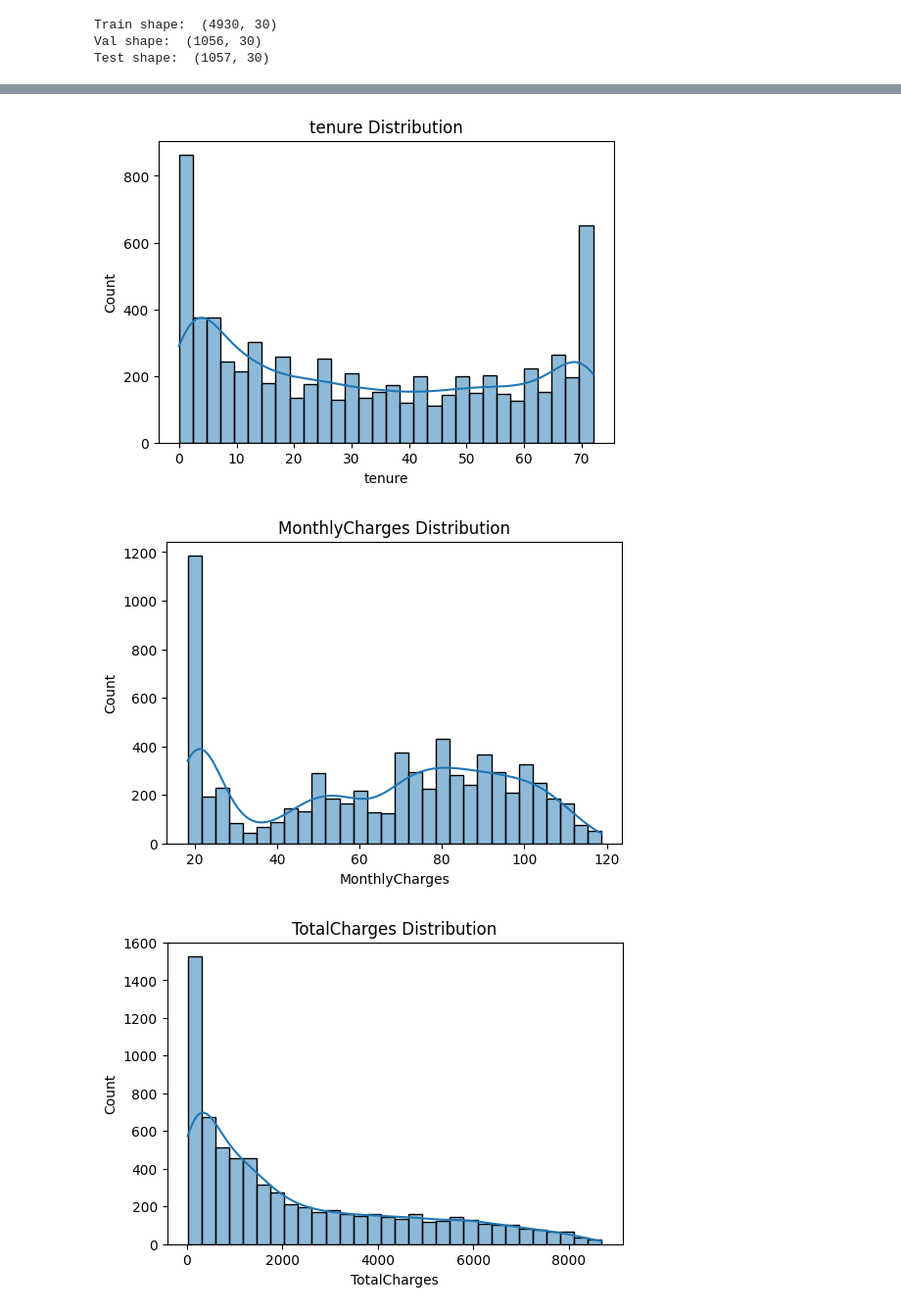
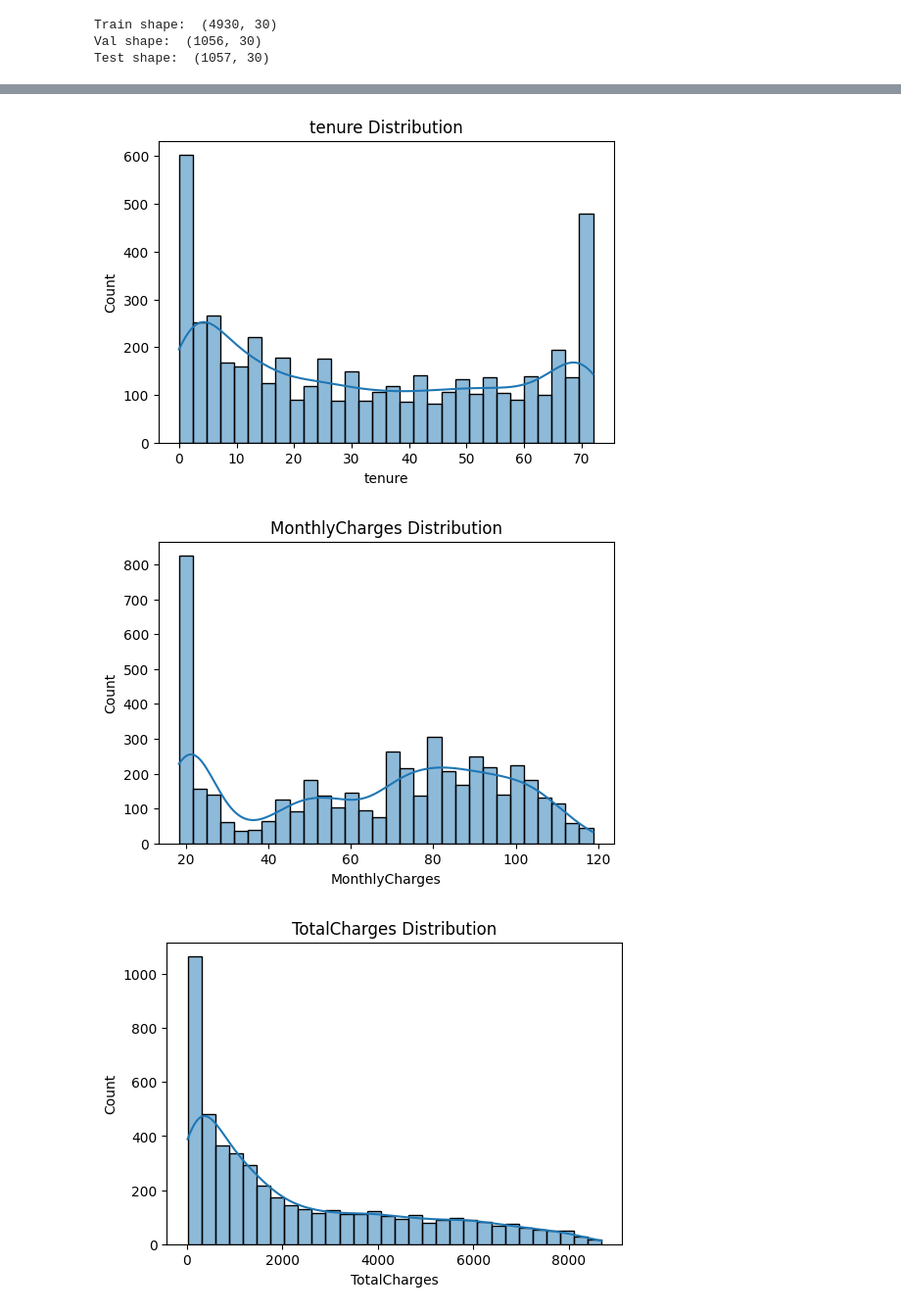
Before and after one commit to salihaderin/telco_customer_churn, a Jupyter notebook: notebooks/churn_analysis.ipynb, the cells around one changed output, grey strips where cells are left out. Shown: that part at 98% size. Saved outputs shown, nothing was run; the diff lists cells and outputs as text; code cells hidden in the pictures.

Commit message:
eda on train set

```diff
--- a/notebooks/churn_analysis.ipynb
+++ b/notebooks/churn_analysis.ipynb
@@ -161,18 +161,21 @@ Name: proportion, dtype: float64
 # %%
 import matplotlib.pyplot as plt
 import seaborn as sns
+
+train_df = X_train.copy()
+train_df['Churn'] = y_train.values
 
 num_cols = ['tenure','MonthlyCharges','TotalCharges']
 
 for col in num_cols:
     plt.figure(figsize=(6,4))
-    sns.histplot(df[col], kde=True, bins=30)
+    sns.histplot(train_df[col], kde=True, bins=30)
     plt.title(f'{col} Distribution')
     plt.show()
 # %% [output]
-[figure, old version]
+[figure, new version]
-[figure, old version]
+[figure, new version]
-[figure, old version]
+[figure, new version]
 # %%
 for col in num_cols:
     plt.figure(figsize=(6,4))
```
Also changed, not shown: parts of 4 cells of this notebook.
